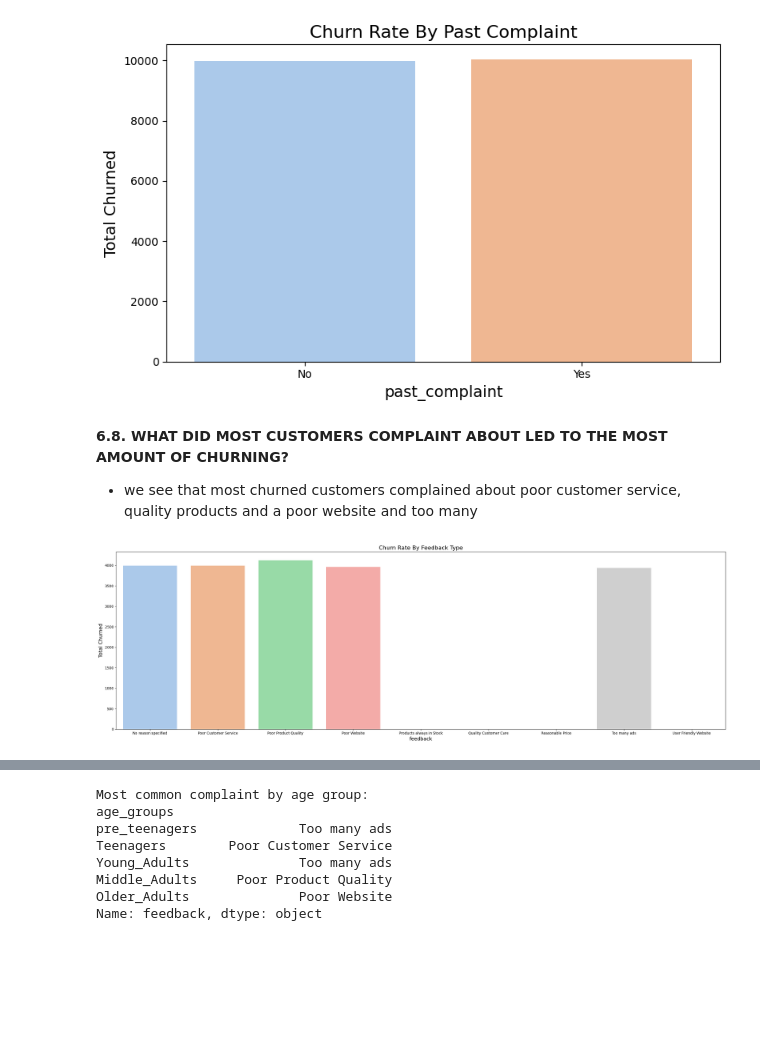
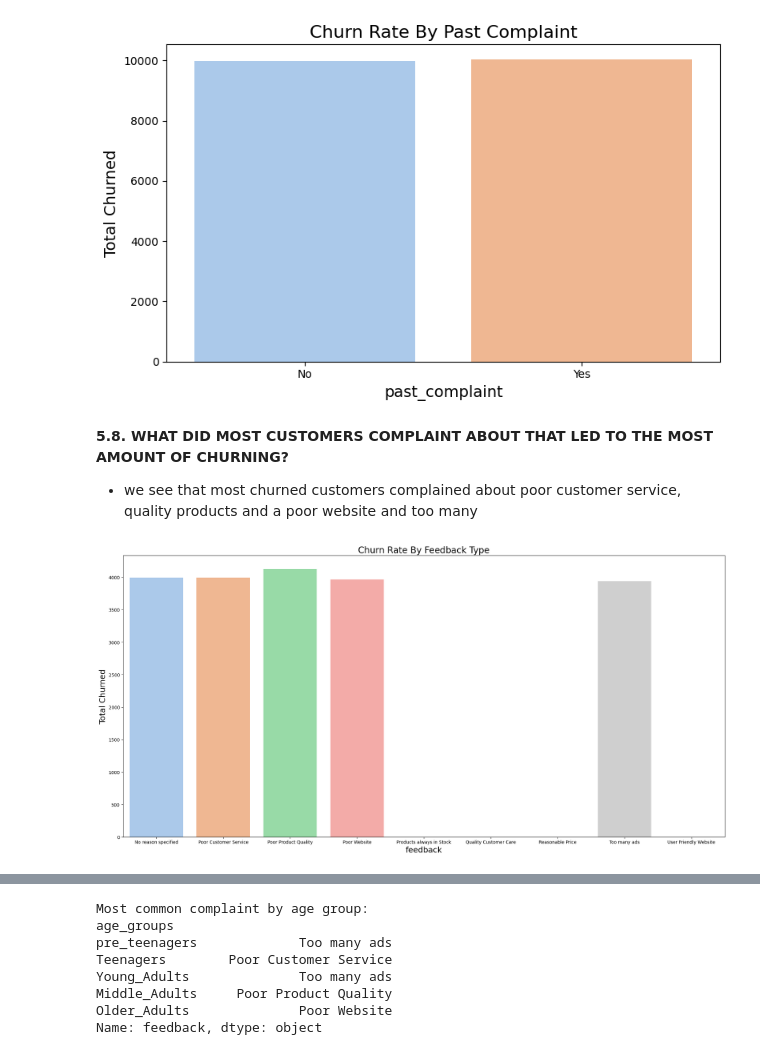
Before and after one commit to mpho-prince-mahlangu771/customer-churn-prediction, a Jupyter notebook: Leading_Churn_prediction_model.ipynb, the cells around one changed output, grey strips where cells are left out. Cells and saved outputs as stored; diff of their text form; code cells hidden in the pictures; blank space fills up the shorter version.

```diff
--- a/Leading_Churn_prediction_model.ipynb
+++ b/Leading_Churn_prediction_model.ipynb
@@ -618,18 +618,18 @@ plt.show()
 # %% [output]
 [figure]
 # %% [markdown]
-**6.8. WHAT DID MOST CUSTOMERS COMPLAINT ABOUT LED TO THE MOST AMOUNT OF CHURNING?**
+**5.8. WHAT DID MOST CUSTOMERS COMPLAINT ABOUT THAT LED TO THE MOST AMOUNT OF CHURNING?**
    - we see that most churned customers complained about poor customer service, quality products and a poor website and too many
 # %%
 churn_by_feedback = df.groupby('feedback')['churn_risk_score'].sum()
 
-plt.figure(figsize=(25, 8))
+plt.figure(figsize=(20, 10))
 sns.barplot(x=churn_by_feedback.index, y=churn_by_feedback.values, palette='pastel')
-plt.title('Churn Rate By Feedback Type', fontsize=16)
-plt.xlabel('feedback', fontsize=14)
-plt.ylabel('Total Churned', fontsize=14)
+plt.title('Churn Rate By Feedback Type', fontsize=20)
+plt.xlabel('feedback', fontsize=18)
+plt.ylabel('Total Churned', fontsize=18)
 plt.xticks(rotation=0)
 plt.tight_layout()
 plt.show()
 # %% [output]
-[figure, old version]
+[figure, new version]
```
Also changed, not shown: parts of 13 cells of this notebook.
